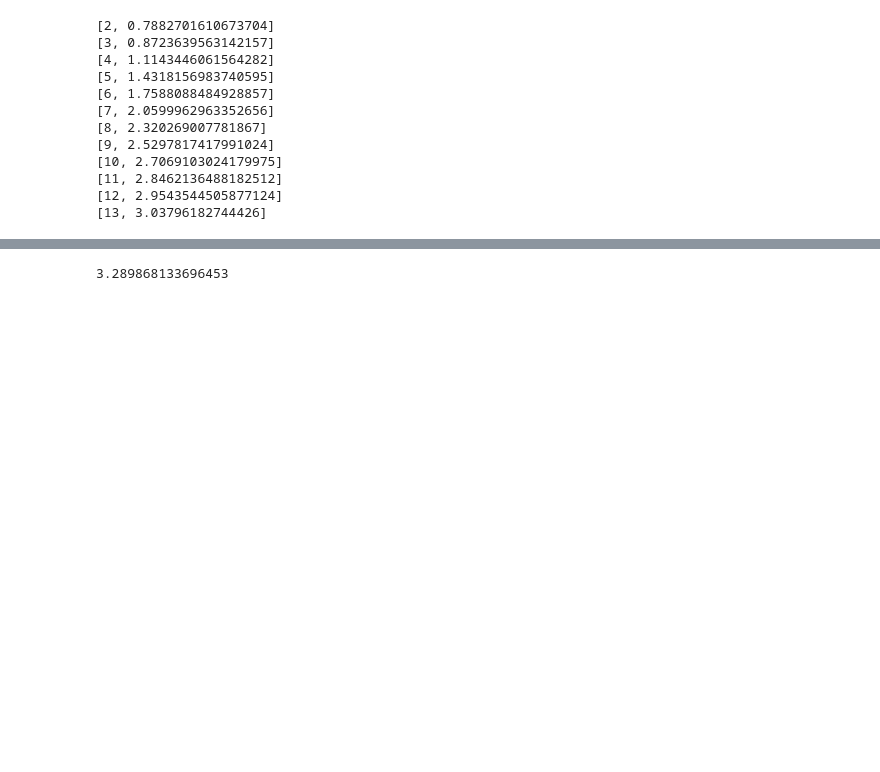
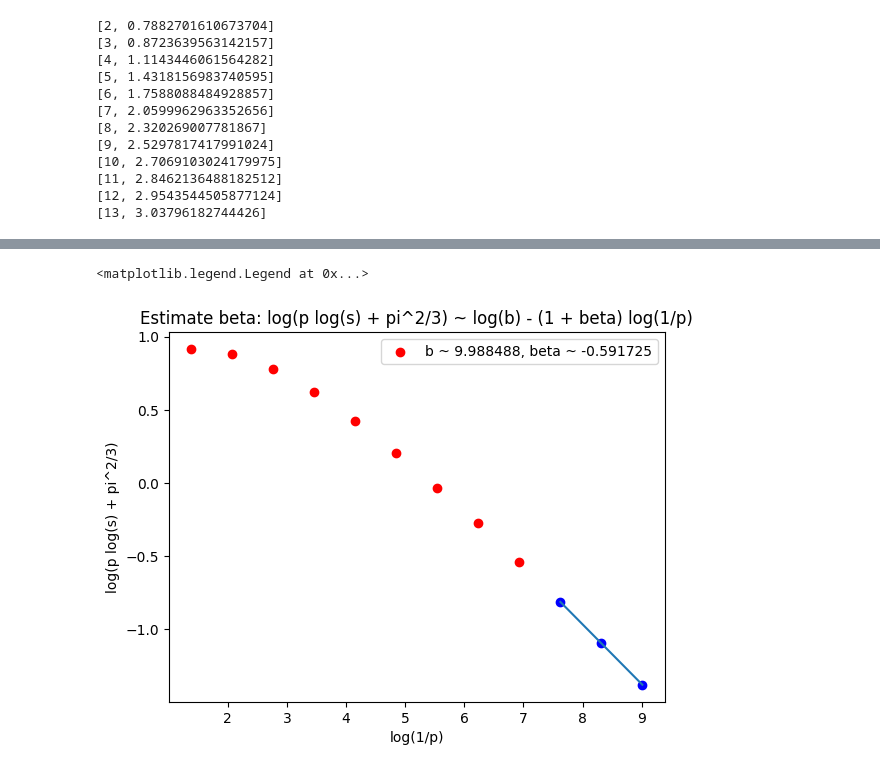
Before and after one commit to augustoteixeira/bootstrap, a Jupyter notebook: taichi/create_report.ipynb, the cells around one changed output, grey strips where cells are left out. Cells and saved outputs as stored; diff of their text form; code cells hidden in the pictures; blank space fills up the shorter version.

```diff
--- a/taichi/create_report.ipynb
+++ b/taichi/create_report.ipynb
@@ -133,20 +132,23 @@ $$
 # %%
-truncateC = 9
+truncateC = len(m_array) - 3
 
 p_inverse = np.divide(1, p)
-log_s = - minus_log_s
-reg = LinearRegression().fit(minus_p_inverse[truncateC:].reshape(-1,1), log_s[truncateC:])
+log_p_inverse = np.log(p_inverse)
+p_log_s = np.multiply(p, log_s)
+p_log_s_plus_a = p_log_s + (math.pi**2)/3
+log_p_log_s_plus_a = np.log(p_log_s_plus_a)
+reg = LinearRegression().fit(log_p_inverse[truncateC:].reshape(-1,1), log_p_log_s_plus_a[truncateC:])
 coef = reg.coef_[0]
 inter = reg.intercept_
 
-#plt.subplot(2, 3, 1)
-plt.title("Estimate a: log(s) ~ a (-1/p)")
-plt.xlabel("-1/p")
-plt.ylabel("log(s)")
-plt.scatter(minus_p_inverse[0:truncateC], log_s[0:truncateC], color="red")
-plt.scatter(minus_p_inverse[truncateC:], log_s[truncateC:], color="blue")
-plt.plot([minus_p_inverse[truncateC], minus_p_inverse[-1]], [inter + coef * minus_p_inverse[truncateC],
-                                                     inter + coef * minus_p_inverse[-1]])
-plt.legend(["a ~ {:.6f}, error ~ {:.6f}".format(-coef, inter)])
+plt.title("Estimate beta: log(p log(s) + pi^2/3) ~ log(b) - (1 + beta) log(1/p)")
+plt.xlabel("log(1/p)")
+plt.ylabel("log(p log(s) + pi^2/3)")
+plt.scatter(log_p_inverse[0:truncateC], log_p_log_s_plus_a[0:truncateC], color="red")
+plt.scatter(log_p_inverse[truncateC:], log_p_log_s_plus_a[truncateC:], color="blue")
+plt.plot([log_p_inverse[truncateC], log_p_inverse[-1]], [inter + coef * log_p_inverse[truncateC],
+                                                     inter + coef * log_p_inverse[-1]])
+plt.legend(["b ~ {:.6f}, beta ~ {:.6f}".format(exp(inter), -coef - 1)])
 # %% [output]
-3.289868133696453
+<matplotlib.legend.Legend at 0x...>
+[figure, added]
```
Also changed, not shown: parts of 10 cells of this notebook.
